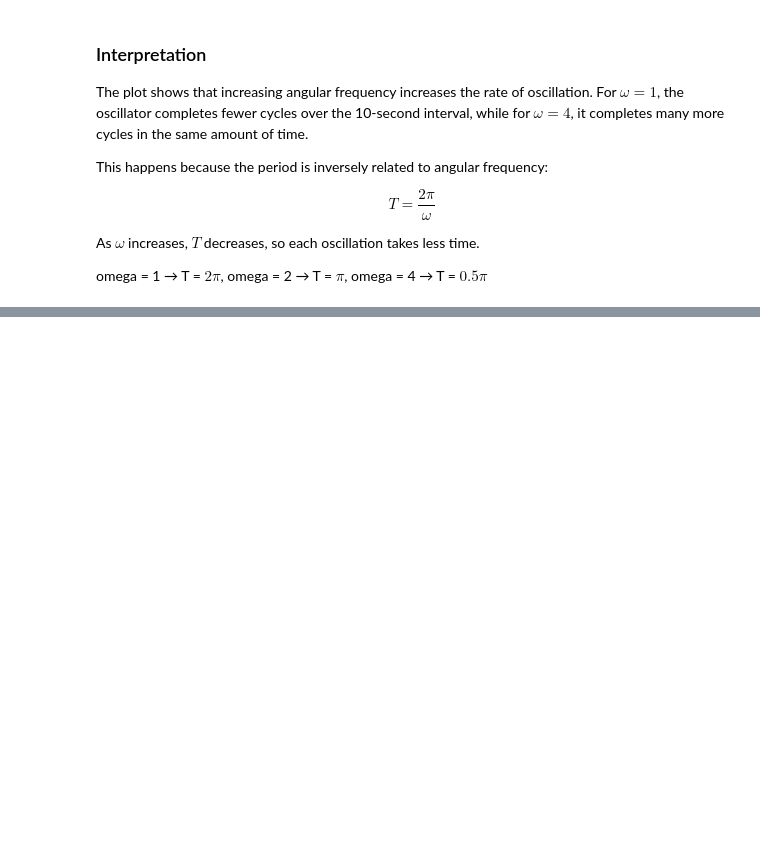
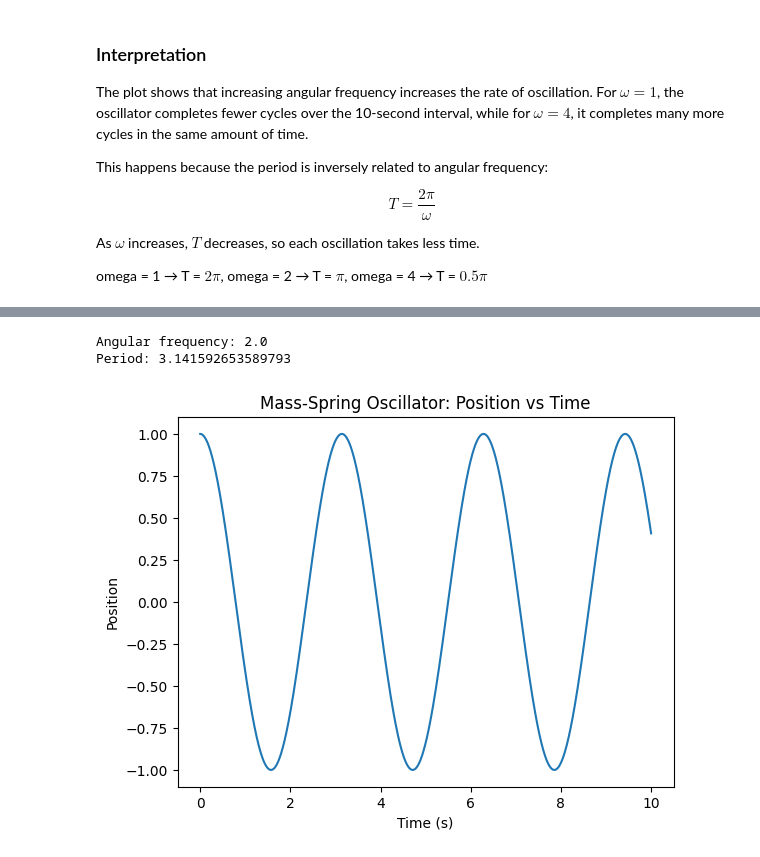
Before and after one commit to stara8525/Tcreations, a Jupyter notebook: shm-modelling-project/Notebooks/01_shm_simulation.ipynb, the cells around one changed output, grey strips where cells are left out. Cells and saved outputs as stored; diff of their text form; code cells hidden in the pictures; blank space fills up the shorter version.

```diff
--- a/shm-modelling-project/Notebooks/01_shm_simulation.ipynb
+++ b/shm-modelling-project/Notebooks/01_shm_simulation.ipynb
@@ -72,0 +151,26 @@ omega = 4 → T = $0.5\pi$
+# %%
+m = 1.0
+k = 4.0
+
+omega = np.sqrt(k / m)
+T = 2 * np.pi * np.sqrt(m / k)
+
+print("Angular frequency:", omega)
+print("Period:", T)
+# %% [output]
+Angular frequency: 2.0
+Period: 3.141592653589793
+# %%
+A = 1
+phi = 0
+t = np.linspace(0, 10, 1000)
+
+x = A * np.cos(omega * t + phi)
+
+plt.plot(t, x)
+plt.title("Mass-Spring Oscillator: Position vs Time")
+plt.xlabel("Time (s)")
+plt.ylabel("Position")
+plt.show()
+# %% [output]
+[figure, added]
```
Also changed, not shown: parts of 31 cells of this notebook, 4 other files.
